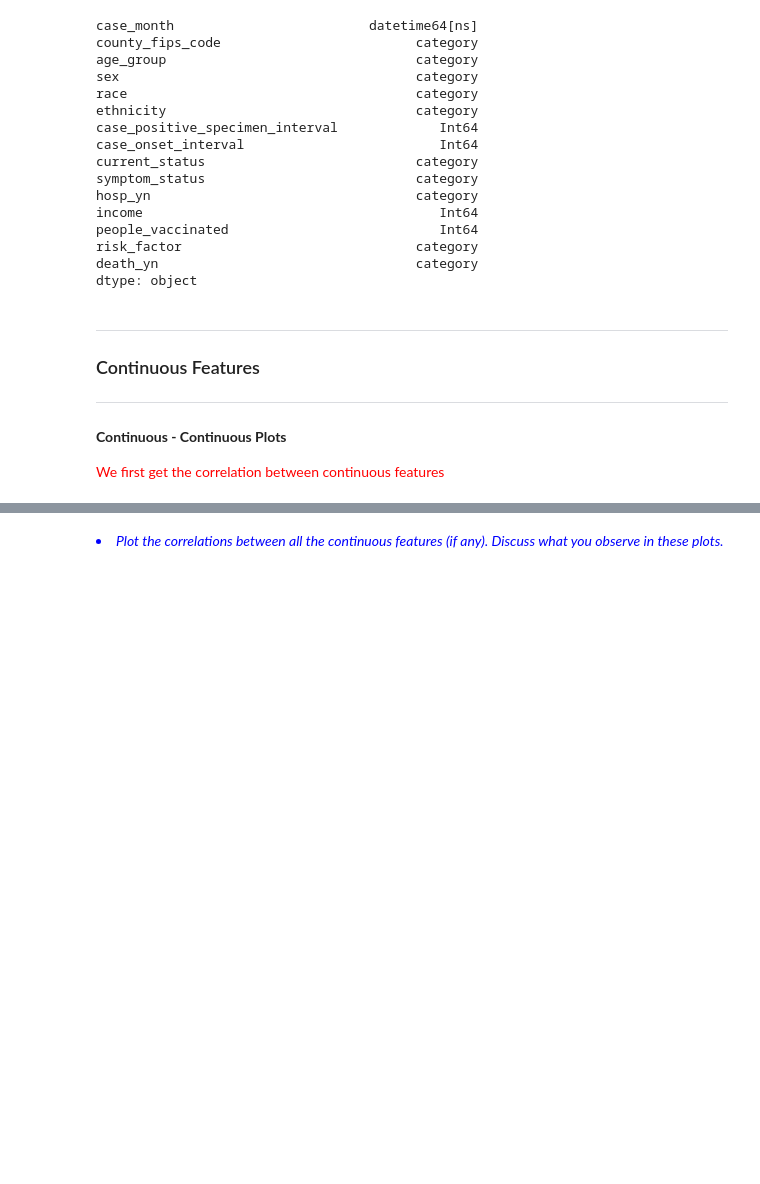
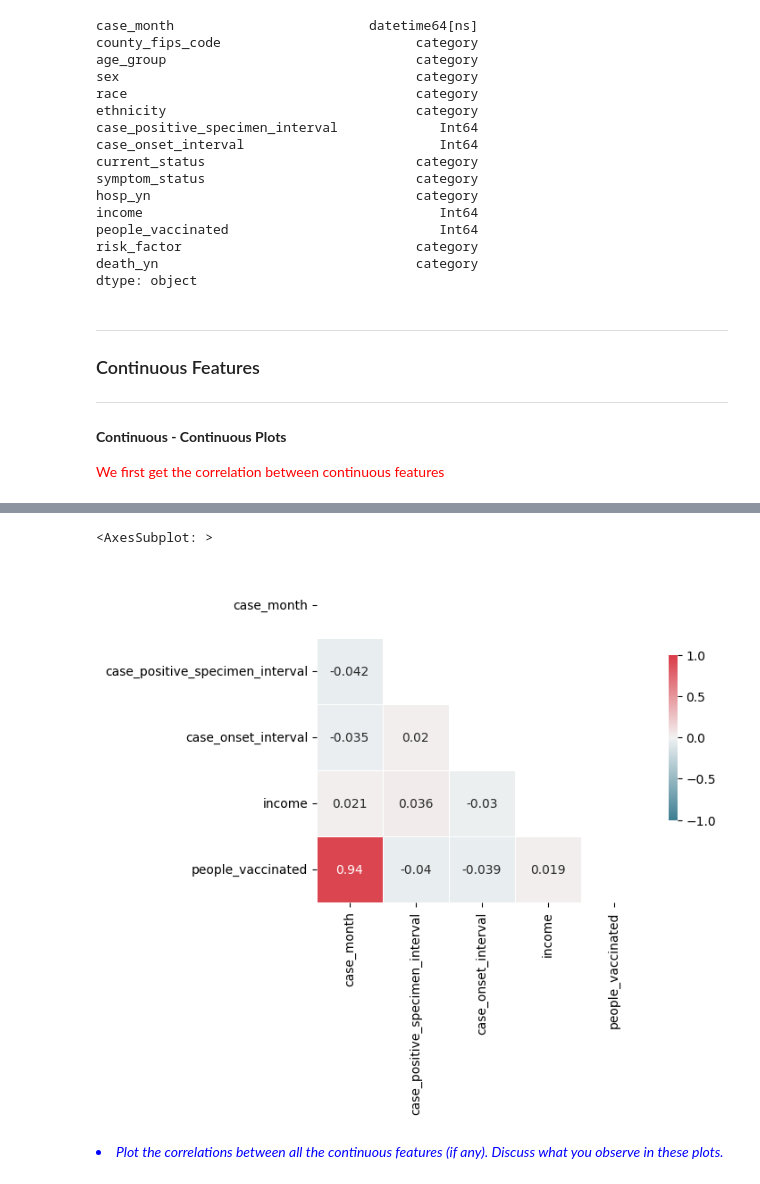
Before and after one commit to tlopesx/Assignment-2, a Jupyter notebook: 22202398_Submission/22202398-Homework2-Notebook.ipynb, the cells around one changed output, grey strips where cells are left out. Saved outputs shown, nothing was run; the diff lists cells and outputs as text; code cells hidden in the pictures; blank space fills up the shorter version.

```diff
--- a/22202398_Submission/22202398-Homework2-Notebook.ipynb
+++ b/22202398_Submission/22202398-Homework2-Notebook.ipynb
@@ -189,3 +185,22 @@ data_training[continuous].corr(numeric_only=False)
+# %%
+# Print the correlation between the continuous data types
+# Specify numeric_only as False to allow us to include correlation with case_month
+continuous_corr = data_training[continuous].corr(numeric_only=False)
+
+# Generate a mask for the upper triangle
+cont_mask = np.zeros_like(continuous_corr, dtype=np.bool_)
+cont_mask[np.triu_indices_from(cont_mask)] = True
+
+# Generate a custom colormap - blue and red
+cont_cmap = sns.diverging_palette(220, 10, as_cmap=True)
+
+# Draw the heatmap with the mask and correct aspect ratio
+sns.heatmap(continuous_corr, annot=True, mask=cont_mask, cmap=cont_cmap, vmax=1, vmin=-1,
+            square=True, xticklabels=True, yticklabels=True,
+            linewidths=.5, cbar_kws={"shrink": .5})
+# %% [output]
+<AxesSubplot: >
+[figure, added]
 # %% [markdown]
 <li style="color: blue; font-style: italic">Plot the correlations between all the continuous features (if any). Discuss what you observe in these plots.  </li>
 # %%
```
Also changed, not shown: parts of 2 cells of this notebook, 2 other files.
